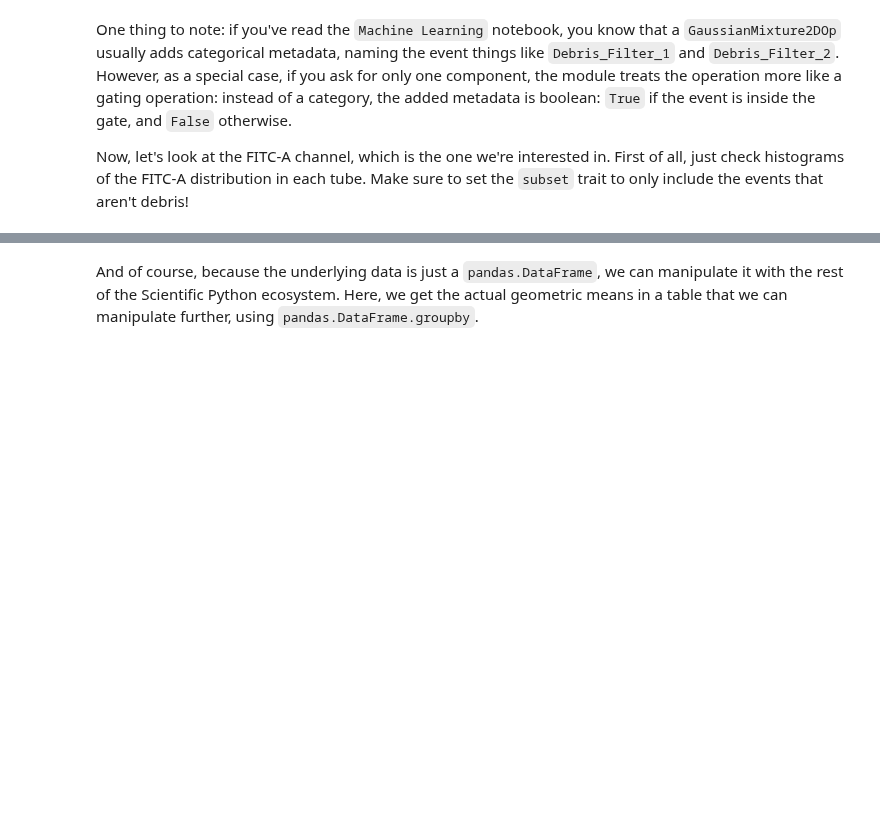
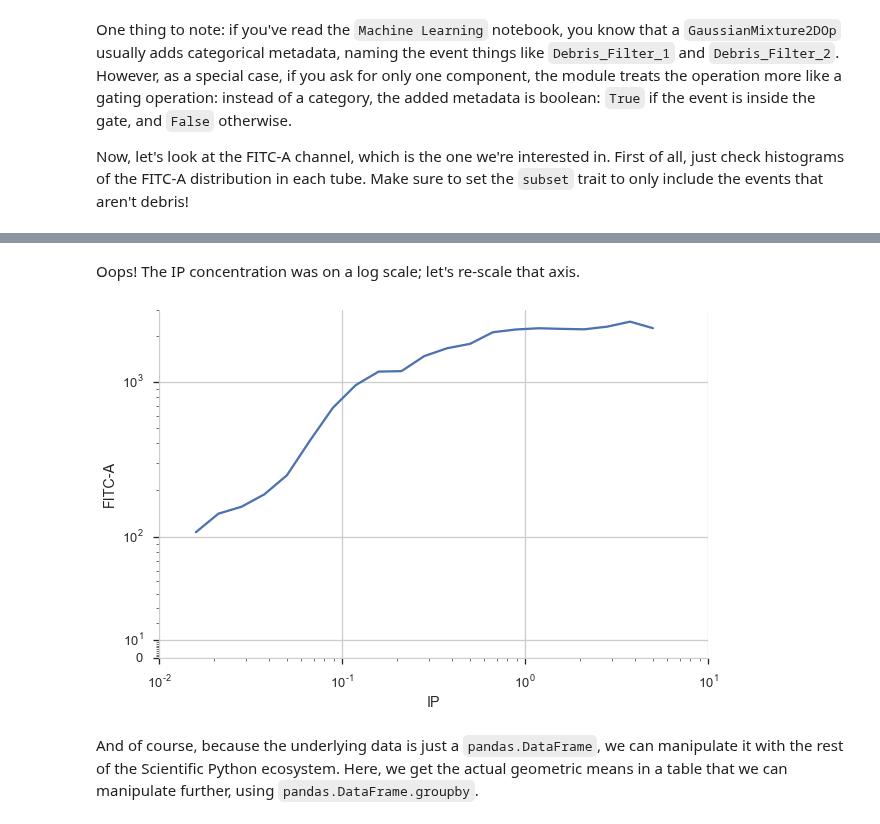
Before and after one commit to cytoflow/cytoflow, a Jupyter notebook: docs/examples-basic/Yeast Dose Reponse.ipynb, the cells around one changed output, grey strips where cells are left out. Saved outputs shown, nothing was run; the diff lists cells and outputs as text; code cells hidden in the pictures; blank space fills up the shorter version.

```diff
--- a/docs/examples-basic/Yeast Dose Reponse.ipynb
+++ b/docs/examples-basic/Yeast Dose Reponse.ipynb
@@ -109,3 +115,13 @@ flow.Stats1DView(by = "IP",
+# %% [markdown]
+Oops!  The IP concentration was on a log scale; let's re-scale that axis.
+# %%
+flow.Stats1DView(xvariable = "IP",
+                 xscale = "log",
+                 ychannel = "FITC-A",
+                 yfunction = flow.geom_mean,
+                 subset = "Debris_Filter == True").plot(ex2)
+# %% [output]
+[figure, added]
 # %% [markdown]
 And of course, because the underlying data is just a `pandas.DataFrame`, we can manipulate it with the rest of the Scientific Python ecosystem.  Here, we get the actual geometric means in a table that we can manipulate further, using `pandas.DataFrame.groupby`.
 # %%
```
Also changed, not shown: parts of 8 cells of this notebook, 18 other files.
